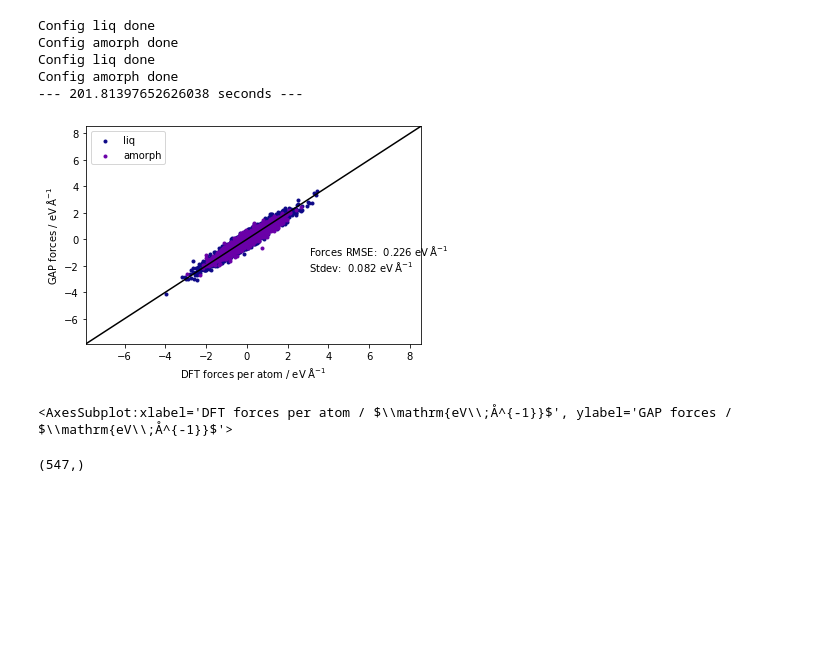
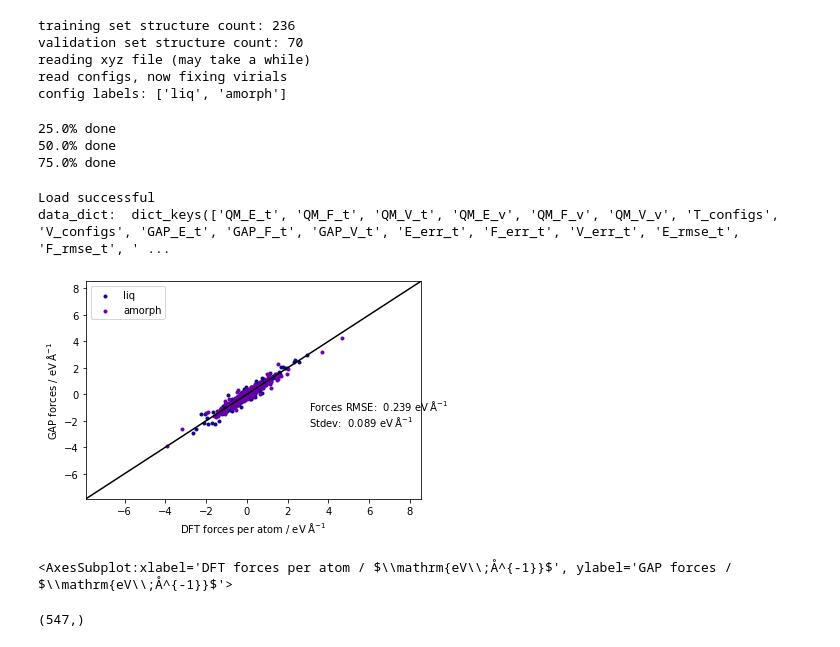
Before and after one commit to MorrowChem/Ge_analysis_local, a Jupyter notebook: Si_myDB_reg_testing.ipynb, the cells around one changed output. Saved outputs shown, nothing was run; the diff lists cells and outputs as text; code cells hidden in the pictures; blank space fills up the shorter version.

```diff
--- a/Si_myDB_reg_testing.ipynb
+++ b/Si_myDB_reg_testing.ipynb
@@ -60,9 +55,19 @@ Config labels: ['liq', 'amorph']
+# %%
+litDB_test = GAP('../Si_litDB_amoliq/gp_iter6_liqamo.xyz',
+            val_file='Si_myDB_64_125_216_validate.xyz',
+            pot='../Si_litDB_amoliq/Si_litDB_liqamo.xml',
+            parameter_names=['dft_energy', 'dft_forces', 'dft_virial'])
+# %% [output]
+training set structure count: 236
+validation set structure count: 70
+reading xyz file (may take a while)
+read configs, now fixing virials
+config labels: ['liq', 'amorph']
 # %%
 litDB.calc()
+litDB.analyse()
 litDB.save('litDB_pickle')
 # %% [output]
-Config liq done
-Config amorph done
-Config liq done
-Config amorph done
---- 201.81397652626038 seconds ---
+25.0% done
+50.0% done
+75.0% done
@@ -71,7 +74,13 @@ litDB.analyse(train=False)
+# %%
+litDB_test.load('litDB_pickle')
+litDB_test.analyse()
+# %% [output]
+Load successful
+data_dict:  dict_keys(['QM_E_t', 'QM_F_t', 'QM_V_t', 'QM_E_v', 'QM_F_v', 'QM_V_v', 'T_configs', 'V_configs', 'GAP_E_t', 'GAP_F_t', 'GAP_V_t', 'E_err_t', 'F_err_t', 'V_err_t', 'E_rmse_t', 'F_rmse_t', ' ...
 # %%
-forces_error(litDB)
+forces_error(litDB_test)
 # %% [output]
-[figure, old version]
+[figure, new version]
 <AxesSubplot:xlabel='DFT forces per atom / $\\mathrm{eV\\;Å^{-1}}$', ylabel='GAP forces / $\\mathrm{eV\\;Å^{-1}}$'>
 # %%
 ferr = np.array(flatten(litDB.data_dict['F_err_v']))
```
Also changed, not shown: parts of 68 cells of this notebook, 7 other files.
